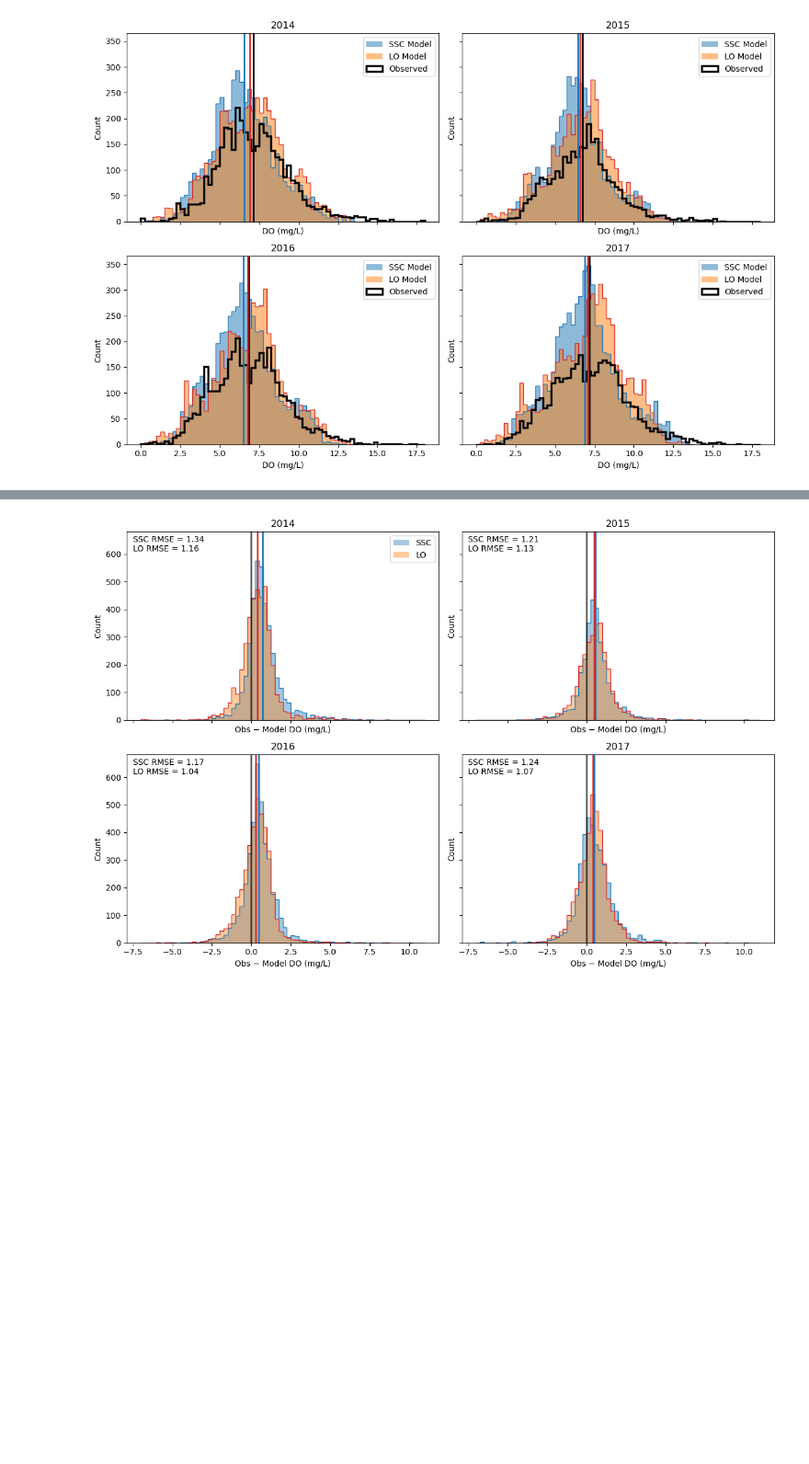
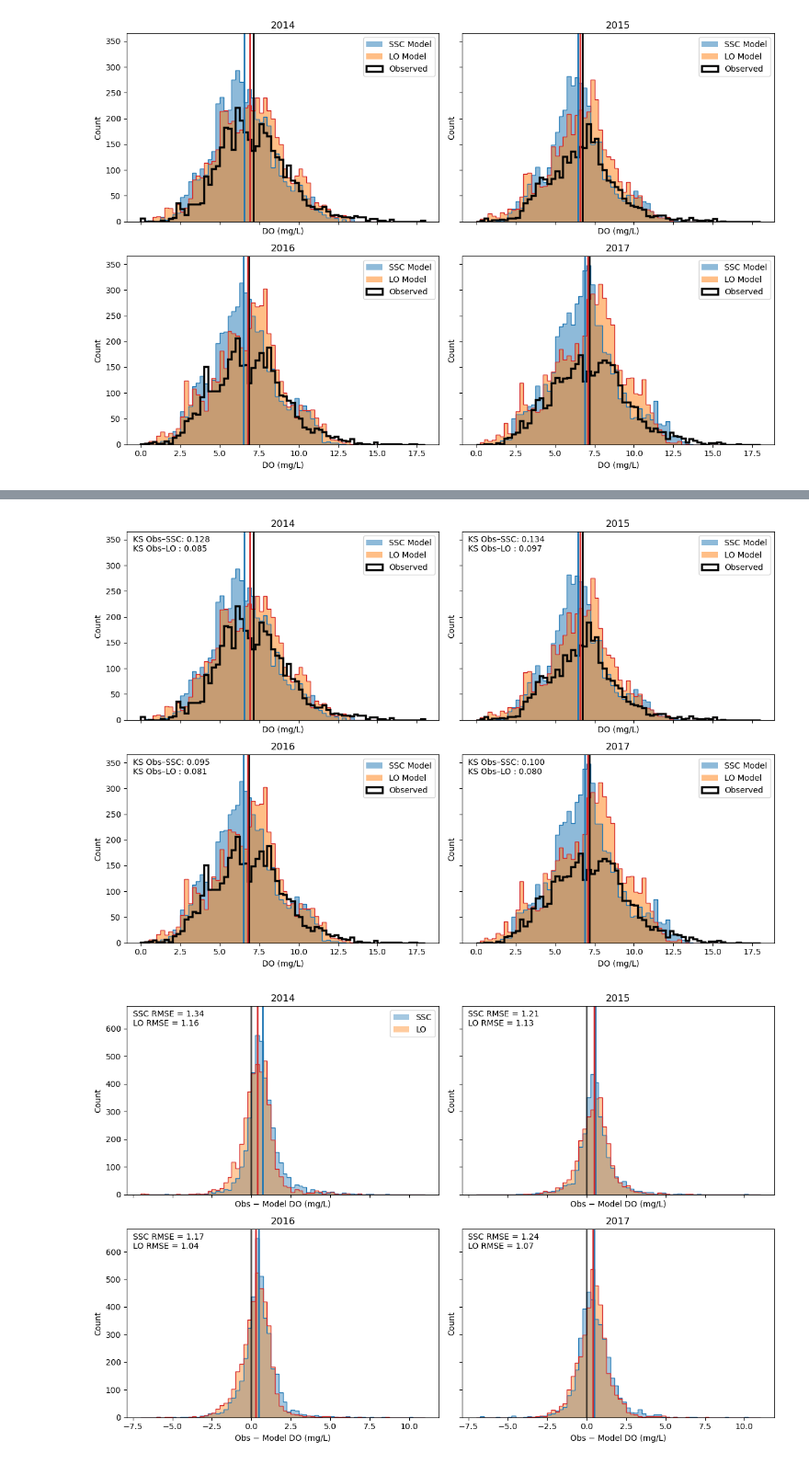
Before and after one commit to tiabottger/LO_user, a Jupyter notebook: intermodel_comparison/distribution_histogram.ipynb, the cells around one changed output, grey strips where cells are left out. Shown at 92% size. Saved outputs shown, nothing was run; the diff lists cells and outputs as text; code cells hidden in the pictures; blank space fills up the shorter version.

```diff
--- a/intermodel_comparison/distribution_histogram.ipynb
+++ b/intermodel_comparison/distribution_histogram.ipynb
@@ -117,3 +158,92 @@ plt.show()
+# %%
+# with KS test
+
+from scipy.stats import ks_2samp
+import numpy as np
+import matplotlib.pyplot as plt
+
+ks_ssc = {}
+ks_lo = {}
+
+# --------------------
+# KS computation (same as before)
+# --------------------
+for year in years:
+
+    obs_y = obs[year]
+    ssc_y = ssc[year]
+    lo_y  = lo[year]
+
+    m1 = np.isfinite(obs_y) & np.isfinite(ssc_y)
+    m2 = np.isfinite(obs_y) & np.isfinite(lo_y)
+
+    ks_ssc[year] = ks_2samp(obs_y[m1], ssc_y[m1])
+    ks_lo[year]  = ks_2samp(obs_y[m2], lo_y[m2])
+
+# --------------------
+# Plot
+# --------------------
+fig, axes = plt.subplots(2, 2, figsize=(12, 8), sharex=True, sharey=True)
+axes = axes.ravel()
+
+for i, year in enumerate(years):
+    ax = axes[i]
+
+    # SSC
+    ax.hist(
+        ssc[year],
+        bins=bins,
+        alpha=0.5,
+        label='SSC Model',
+        density=False
+    )
+
+    ax.hist(
+        lo[year],
+        bins=bins,
+        alpha=0.5,
+        label='LO Model',
+        density=False
+    )
+
+    # outlines
+    ax.hist(ssc[year], bins=bins, histtype='step',
+            color='tab:blue', linewidth=1)
+    ax.hist(lo[year], bins=bins, histtype='step',
+            color='tab:red', linewidth=1)
+    ax.hist(obs[year], bins=bins, histtype='step',
+            color='black', linewidth=2.5, label='Observed')
+
+    # mean lines
+    ax.axvline(np.nanmean(obs[year]), color='black', linewidth=2)
+    ax.axvline(np.nanmean(ssc[year]), color='tab:blue', linewidth=2)
+    ax.axvline(np.nanmean(lo[year]),  color='tab:red', linewidth=2)
+
+    # --------------------
+    # KS annotation box
+    # --------------------
+    text = (
+        f"KS Obs–SSC: {ks_ssc[year].statistic:.3f}\n"
+        f"KS Obs–LO : {ks_lo[year].statistic:.3f}"
+    )
+
+    ax.text(
+        0.02, 0.98,
+        text,
+        transform=ax.transAxes,
+        va='top',
+        fontsize=10,
+        )
+
+    ax.set_title(year)
+    ax.set_xlabel('DO (mg/L)')
+    ax.set_ylabel('Count')
+    ax.legend()
+
+plt.tight_layout()
+plt.show()
+# %% [output]
+[figure, added]
 # %%
 years = ['2014', '2015', '2016', '2017']
 
```
Also changed, not shown: parts of 2 cells of this notebook, 2 other files.
